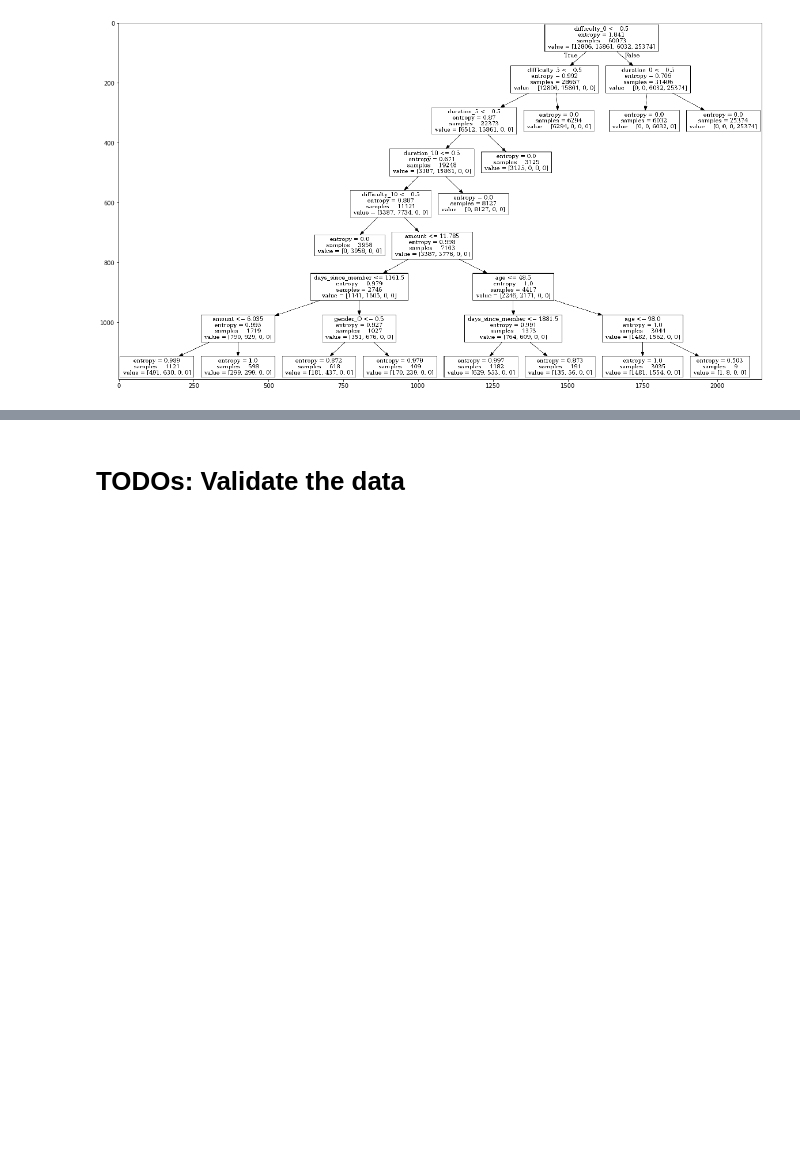
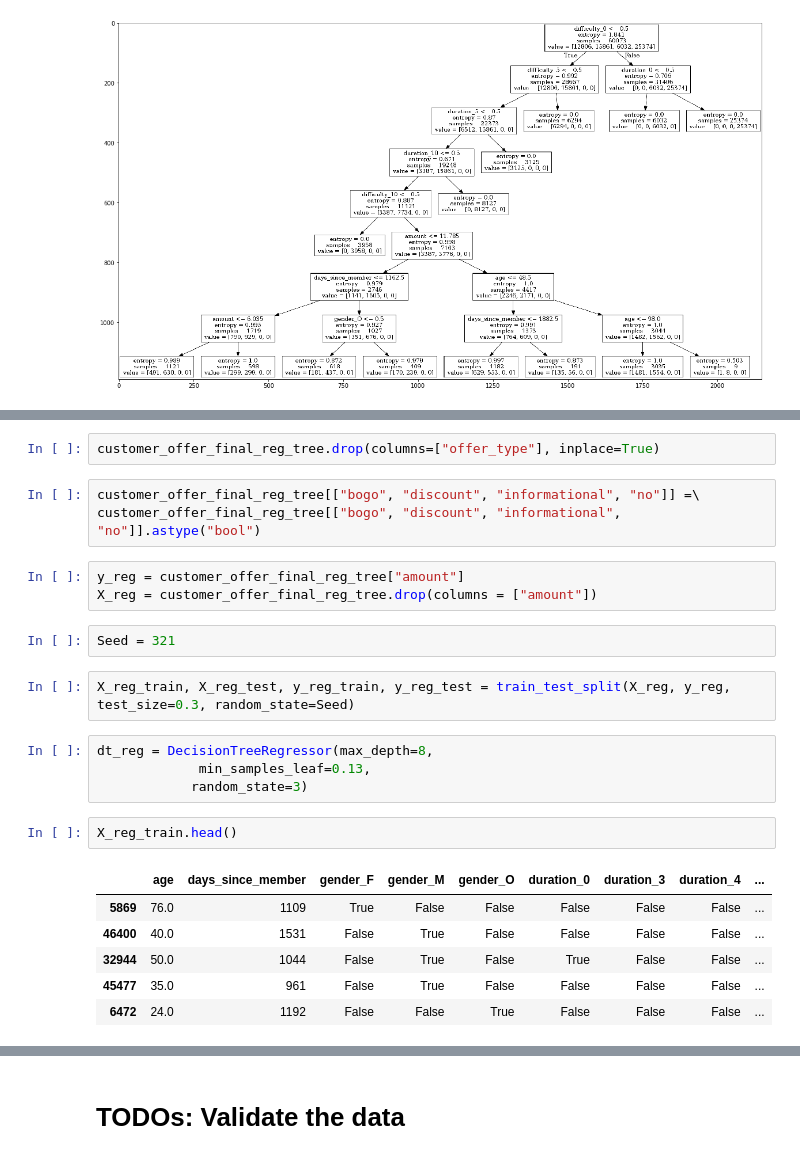
Before and after one commit to Mendy5/Udacity_Project_Capstone, a Jupyter notebook: Starbucks_Capstone_notebook.ipynb, the cells around one changed output, grey strips where cells are left out. Cells and saved outputs as stored; diff of their text form; blank space fills up the shorter version.

Commit message:
Update Starbucks_Capstone_notebook.ipynb
1. build reg tree model

```diff
--- a/Starbucks_Capstone_notebook.ipynb
+++ b/Starbucks_Capstone_notebook.ipynb
@@ -2949,0 +2941,25 @@ plt.imshow(img2)
+# %%
+customer_offer_final_reg_tree.drop(columns=["offer_type"], inplace=True)
+# %%
+customer_offer_final_reg_tree[["bogo", "discount", "informational", "no"]] =\
+customer_offer_final_reg_tree[["bogo", "discount", "informational", "no"]].astype("bool")
+# %%
+y_reg = customer_offer_final_reg_tree["amount"]
+X_reg = customer_offer_final_reg_tree.drop(columns = ["amount"])
+# %%
+Seed = 321
+# %%
+X_reg_train, X_reg_test, y_reg_train, y_reg_test = train_test_split(X_reg, y_reg, test_size=0.3, random_state=Seed)
+# %%
+dt_reg = DecisionTreeRegressor(max_depth=8,
+             min_samples_leaf=0.13,
+            random_state=3)
+# %%
+X_reg_train.head()
+# %% [output]
+|  | age | days_since_member | gender_F | gender_M | gender_O | duration_0 | duration_3 | duration_4 | ... |
+| 5869 | 76.0 | 1109 | True | False | False | False | False | False | ... |
+| 46400 | 40.0 | 1531 | False | True | False | False | False | False | ... |
+| 32944 | 50.0 | 1044 | False | True | False | True | False | False | ... |
+| 45477 | 35.0 | 961 | False | True | False | False | False | False | ... |
+| 6472 | 24.0 | 1192 | False | False | True | False | False | False | ... |
```
Also changed, not shown: parts of 52 cells of this notebook.
